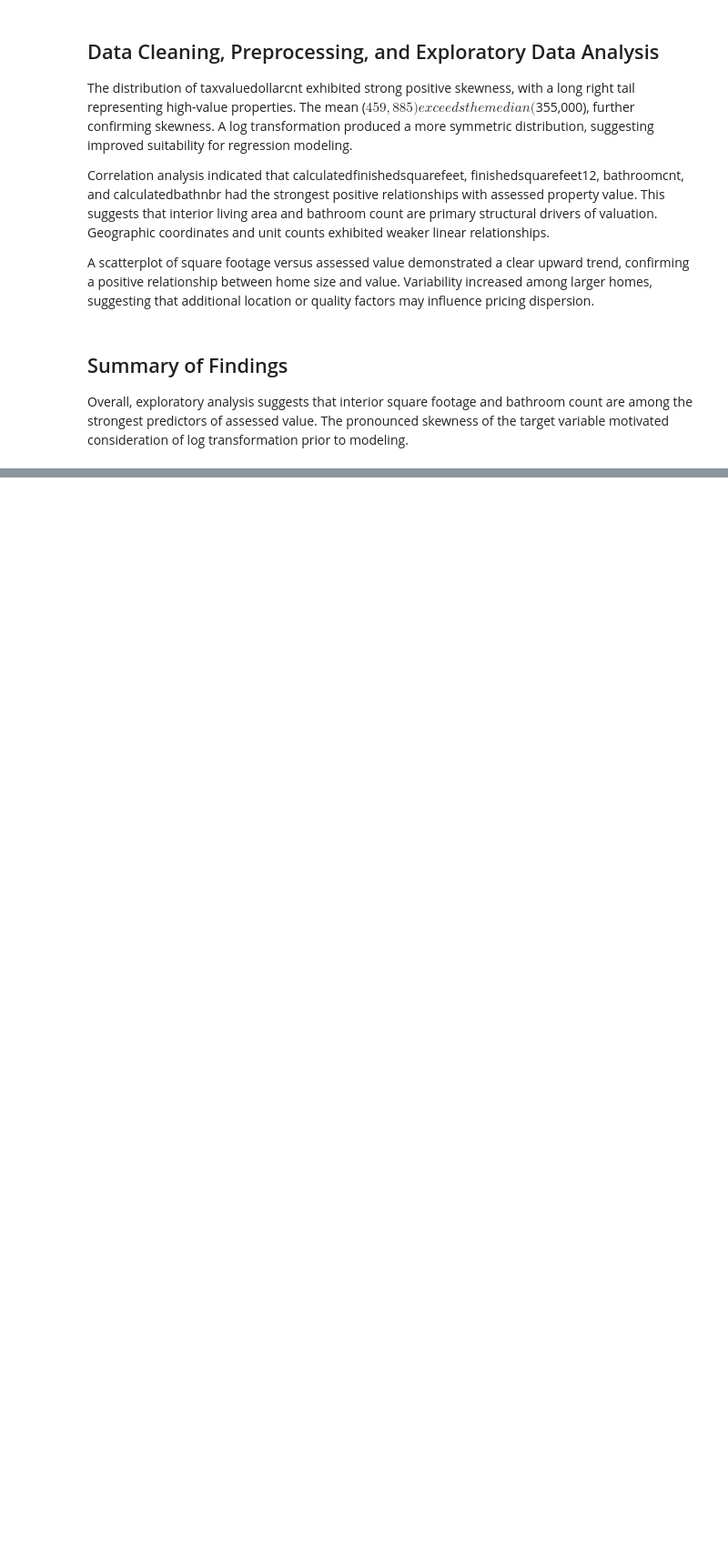
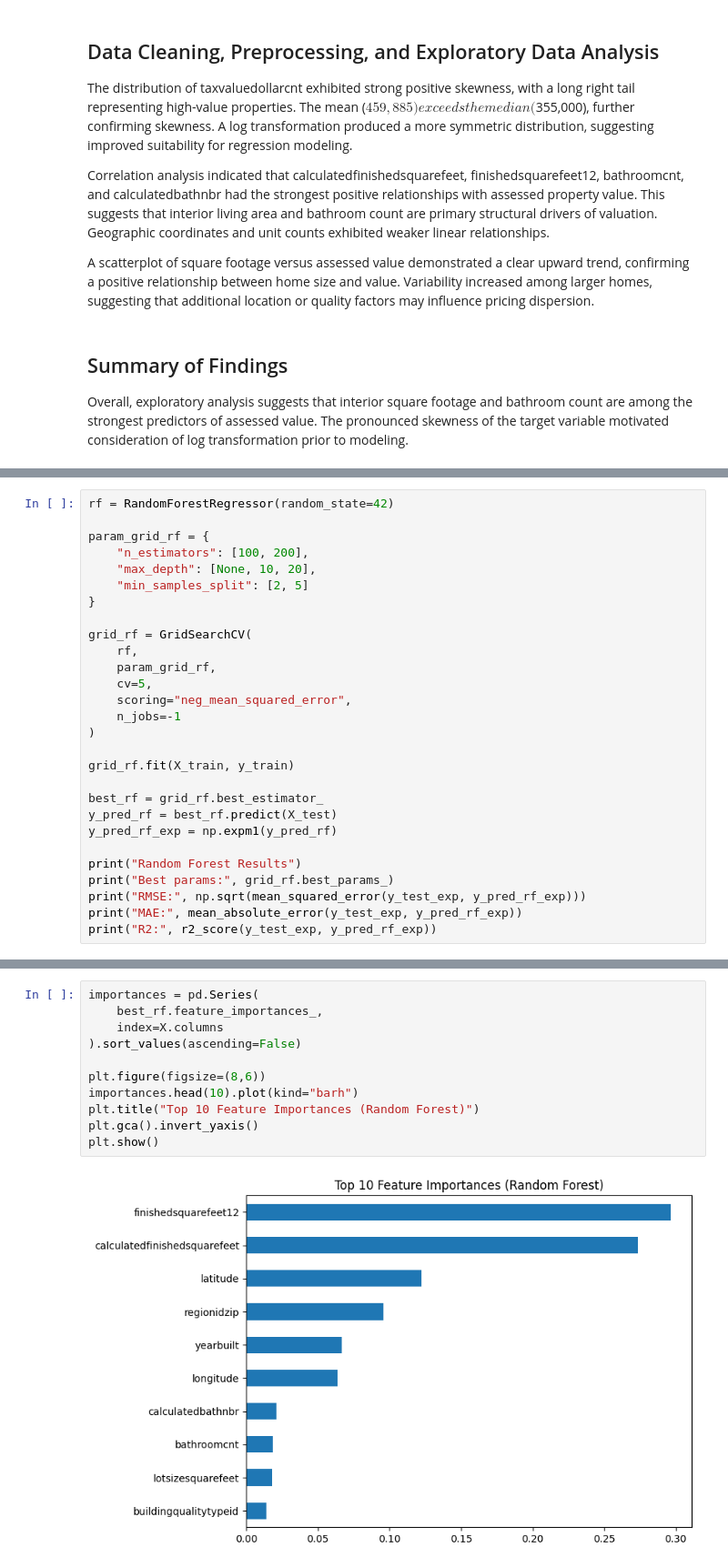
Before and after one commit to tetianakravchuk/Data-Science-Capstone-Spring, a Jupyter notebook: capstone.ipynb, the cells around one changed output, grey strips where cells are left out. Shown at 91% size. Saved outputs shown, nothing was run; the diff lists cells and outputs as text; blank space fills up the shorter version.

Commit message:
Week 4: add modeling analysis and evaluation results

```diff
--- a/capstone.ipynb
+++ b/capstone.ipynb
@@ -146,0 +252,28 @@ Overall, exploratory analysis suggests that interior square footage and bathroom
+# %%
+rf = RandomForestRegressor(random_state=42)
+
+param_grid_rf = {
+    "n_estimators": [100, 200],
+    "max_depth": [None, 10, 20],
+    "min_samples_split": [2, 5]
+}
+
+grid_rf = GridSearchCV(
+    rf,
+    param_grid_rf,
+    cv=5,
+    scoring="neg_mean_squared_error",
+    n_jobs=-1
+)
+
+grid_rf.fit(X_train, y_train)
+
+best_rf = grid_rf.best_estimator_
+y_pred_rf = best_rf.predict(X_test)
+y_pred_rf_exp = np.expm1(y_pred_rf)
+
+print("Random Forest Results")
+print("Best params:", grid_rf.best_params_)
+print("RMSE:", np.sqrt(mean_squared_error(y_test_exp, y_pred_rf_exp)))
+print("MAE:", mean_absolute_error(y_test_exp, y_pred_rf_exp))
+print("R2:", r2_score(y_test_exp, y_pred_rf_exp))
@@ -146,0 +312,13 @@ Overall, exploratory analysis suggests that interior square footage and bathroom
+# %%
+importances = pd.Series(
+    best_rf.feature_importances_,
+    index=X.columns
+).sort_values(ascending=False)
+
+plt.figure(figsize=(8,6))
+importances.head(10).plot(kind="barh")
+plt.title("Top 10 Feature Importances (Random Forest)")
+plt.gca().invert_yaxis()
+plt.show()
+# %% [output]
+[figure, added]
```
Also changed, not shown: parts of 15 cells of this notebook.
